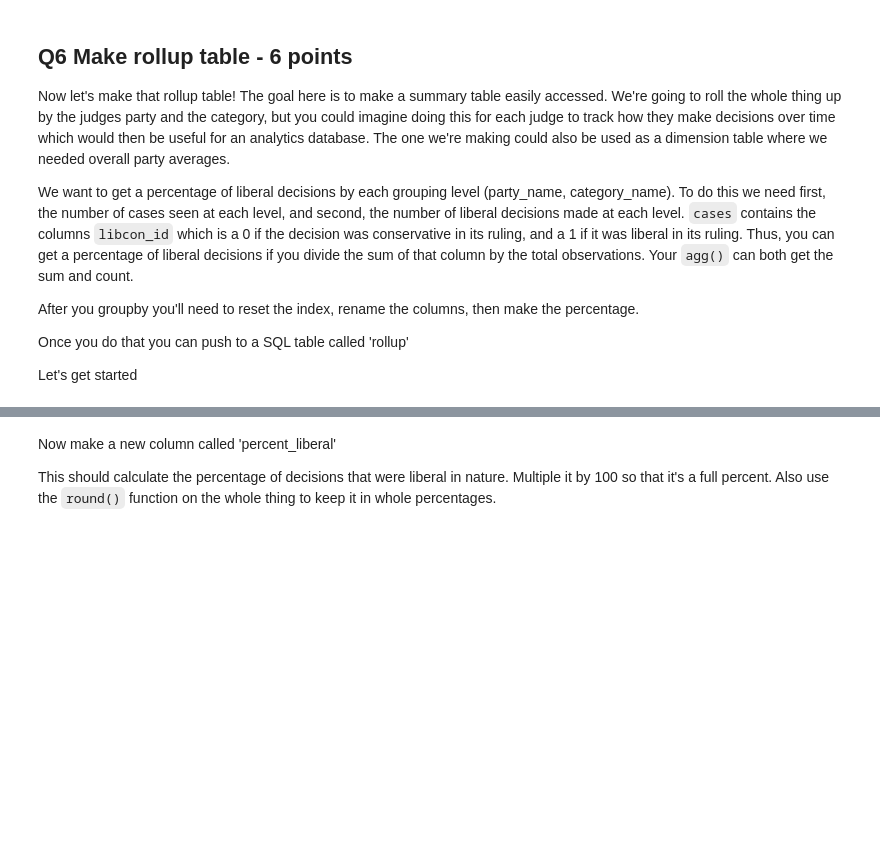
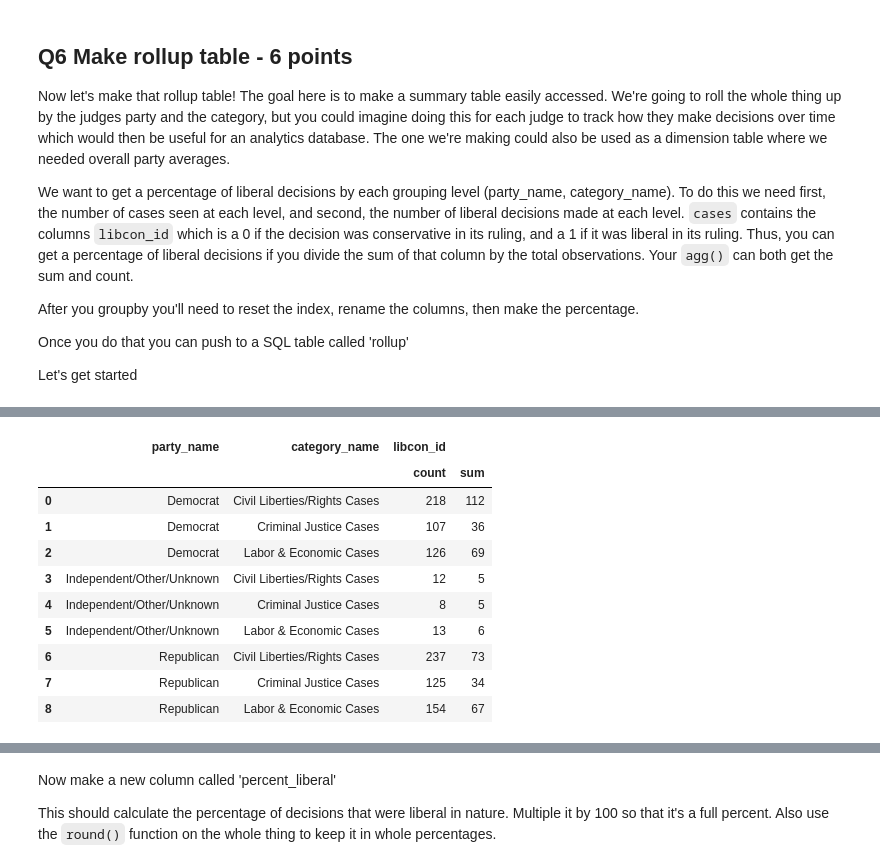
Before and after one commit to alostmathematician/ISTA-366, a Jupyter notebook: ISTA_322_Fa23_HW4_qin_xu.ipynb, the cells around one changed output, grey strips where cells are left out. Cells and saved outputs as stored; diff of their text form; code cells hidden in the pictures; blank space fills up the shorter version.

```diff
--- a/ISTA_322_Fa23_HW4_qin_xu.ipynb
+++ b/ISTA_322_Fa23_HW4_qin_xu.ipynb
@@ -161,4 +346,9 @@ Let's get started
 # %%
 ## Q6 Your code starts here
 # Make a groupby called cases_rollup. This should group by party_name and categrory name. It should aggregate the count and sum of libcon_id
-...
+case_rollup = cases.groupby([
+    'party_name','category_name'
+    ]).agg({
+        'libcon_id':['count','sum'],
+    })
+case_rollup
@@ -165,5 +368,18 @@ Let's get started
 # %%
 # reset your index
-...
+case_rollup = case_rollup.reset_index()
+case_rollup
+# %% [output]
+|  | party_name | category_name | libcon_id |  |
+|  |  |  | count | sum |
+| 0 | Democrat | Civil Liberties/Rights Cases | 218 | 112 |
+| 1 | Democrat | Criminal Justice Cases | 107 | 36 |
+| 2 | Democrat | Labor & Economic Cases | 126 | 69 |
+| 3 | Independent/Other/Unknown | Civil Liberties/Rights Cases | 12 | 5 |
+| 4 | Independent/Other/Unknown | Criminal Justice Cases | 8 | 5 |
+| 5 | Independent/Other/Unknown | Labor & Economic Cases | 13 | 6 |
+| 6 | Republican | Civil Liberties/Rights Cases | 237 | 73 |
+| 7 | Republican | Criminal Justice Cases | 125 | 34 |
+| 8 | Republican | Labor & Economic Cases | 154 | 67 |
 # %%
 # rename your columns now. Keep the first to the same but call the last two 'total_cases' and 'num_lib_decisions'
```
Also changed, not shown: parts of 21 cells of this notebook, 1 other file.
